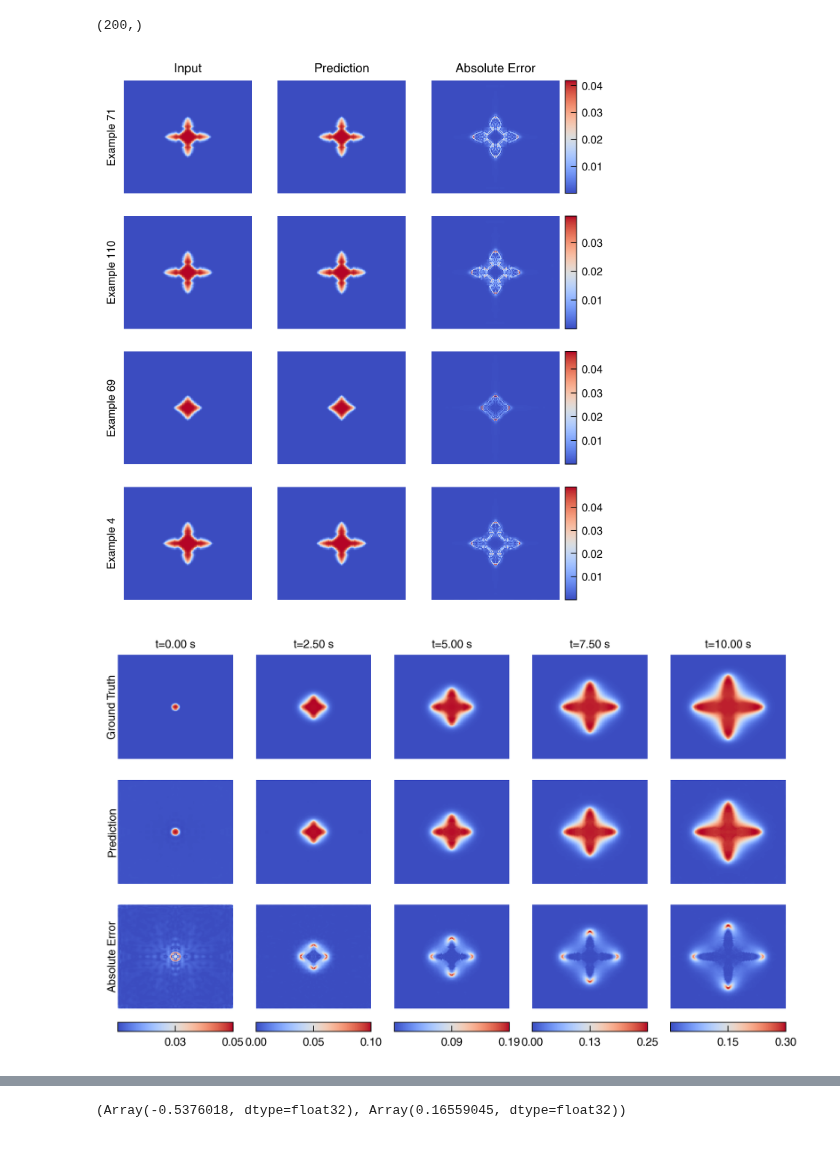
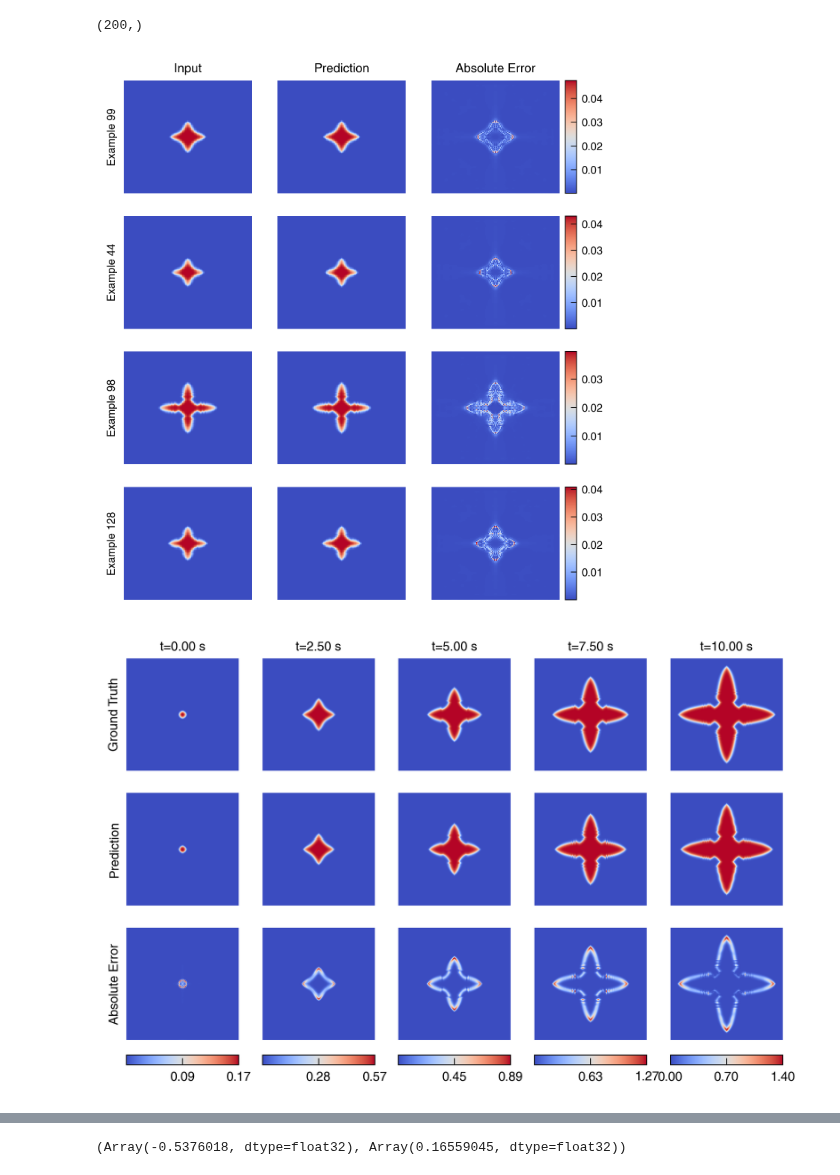
Before and after one commit to NanxiiChen/PF-PINO, a Jupyter notebook: solidification/eval.ipynb, the cells around one changed output, grey strips where cells are left out. Drawn from its saved outputs; the diff is of its cells as text; code cells hidden in the pictures; blank space fills up the shorter version.

```diff
--- a/solidification/eval.ipynb
+++ b/solidification/eval.ipynb
@@ -1,7 +1,7 @@
 # %%
 import os
 os.chdir("../")
-configs_file = "train_debug"
+configs_file = "train_fno_pi"
 # %%
 import os
 from functools import partial
@@ -106,7 +106,7 @@ model_skeleton = get_model2d(
 )
 # model_skeleton = get_model1d(configs, jax.random.PRNGKey(0))
 # weight = os.path.join(save_dir, f"epoch_{configs.epochs - 1}.eqx")
-weight = os.path.join(save_dir, f"epoch_3200.eqx")
+weight = os.path.join(save_dir, f"epoch_1000.eqx")
 model = eqx.tree_deserialise_leaves(weight, model_skeleton)
 # %%
 # data = jnp.load("./dataset_split.npz")
@@ -170,7 +170,7 @@ for i, idx in enumerate(random_indices):
     fig.colorbar(diff_ax, cax=ax_bar)
 # fig.tight_layout()
 # %% [output]
-[figure, old version]
+[figure, new version]
 # %%
 test_solutions = jnp.load(os.path.join(configs.test_data_dir, "solutions_grid.npy"))
 test_ks = jnp.load(os.path.join(configs.test_data_dir, "K_values.npy")).reshape(-1, 1)
@@ -186,42 +186,50 @@ u_preds = jax.vmap(auto_reg_fn)(u0, test_ks)
 idxs = [0, 50, 100, 150, 200]
 meshesx = meshes[0]
 meshesy = meshes[1]
-example_th = 2
-component = 1
-fig, axes = plt.subplots(3, len(idxs), figsize=(1.5 * len(idxs), 4))
+example_th = 0
+component = 0
+fig, axes = plt.subplots(3, len(idxs), figsize=(1.3 * len(idxs), 3.8),)
 for i, idx in enumerate(idxs):
     ax = axes[0, i]
     # ax.contourf(meshesx, meshesy, y_test[example_th, idx, 0, :, :], levels=20, cmap='coolwarm')
     ax.pcolormesh(meshesx, meshesy, y_test[example_th, idx, component, :, :], shading='auto', cmap='coolwarm')
     if i == 0:
-        ax.text(0., 0.5, "Ground Truth", ha="right", va="center", transform=ax.transAxes, rotation=90)
+        ax.text(-0.05, 0.5, "Ground Truth", ha="right", va="center", transform=ax.transAxes, rotation=90)
     # ax.set_title(f"Ground Truth t={int((idx+1)*dt*configs.Tc)} s")
     ax.set_axis_off()
     ax.text(0.5, 1.05, f"t={idx*dt*configs.Tc:.2f} s", ha="center", va="bottom", transform=ax.transAxes)
+    ax.set_aspect('equal')
 
     ax = axes[1, i]
     # ax.contourf(meshesx, meshesy, u_preds[example_th, idx, 0, :, :], levels=20, cmap='coolwarm')
     ax.pcolormesh(meshesx, meshesy, u_preds[example_th, idx, component, :, :], shading='auto', cmap='coolwarm')
     if i == 0:
-        ax.text(0., 0.5, "Prediction", ha="right", va="center", transform=ax.transAxes, rotation=90)
+        ax.text(-0.05, 0.5, "Prediction", ha="right", va="center", transform=ax.transAxes, rotation=90)
     ax.set_axis_off()
+    ax.set_aspect('equal')
 
     ax = axes[2, i]
     diff = jnp.abs(y_test[example_th, idx, component, :, :] - u_preds[example_th, idx, component, :, :])
     # diff_ax = ax.contourf(meshesx, meshesy, diff, levels=20, cmap='coolwarm')
     diff_ax = ax.pcolormesh(meshesx, meshesy, diff, shading='auto', cmap='coolwarm')
     if i == 0:
-        ax.text(0., 0.5, "Absolute Error", ha="right", va="center", transform=ax.transAxes, rotation=90)
+        ax.text(-0.05, 0.5, "Absolute Error", ha="right", va="center", transform=ax.transAxes, rotation=90)
     ax.set_axis_off()
+    ax.set_aspect('equal')
     ax_bar = fig.add_axes([ax.get_position().x0,
                            ax.get_position().y0 - 0.05,
                            ax.get_position().width,
                            0.02])
+
+    # L2 = jnp.linalg.norm(y_test[example_th, idx, component, :, :] - u_preds[example_th, idx, component, :, :]) / jnp.linalg.norm(y_test[example_th, idx, component, :, :])
+    # L2_text = f"L2 Error: {L2:.4f}"
+    # ax.text(0.5, -0.3, L2_text, ha="center", va="top", transform=ax.transAxes, fontsize=7)
+
     # fewer ticks on colorbar with 2 precision
     fig.colorbar(diff_ax, cax=ax_bar, orientation='horizontal',
                  format='%.2f', ticks=jnp.linspace(0, jnp.max(diff), num=3))
 # %% [output]
-[figure, old version]
+[figure, new version]
 # %%
 evo_frac = jnp.mean((y_test+1)/2, axis=(-1, -2))[..., 0]
 evo_frac_pred = jnp.mean((u_preds+1)/2, axis=(-1, -2))[..., 0]
```
Also changed, not shown: parts of 4 cells of this notebook, 6 other files.
